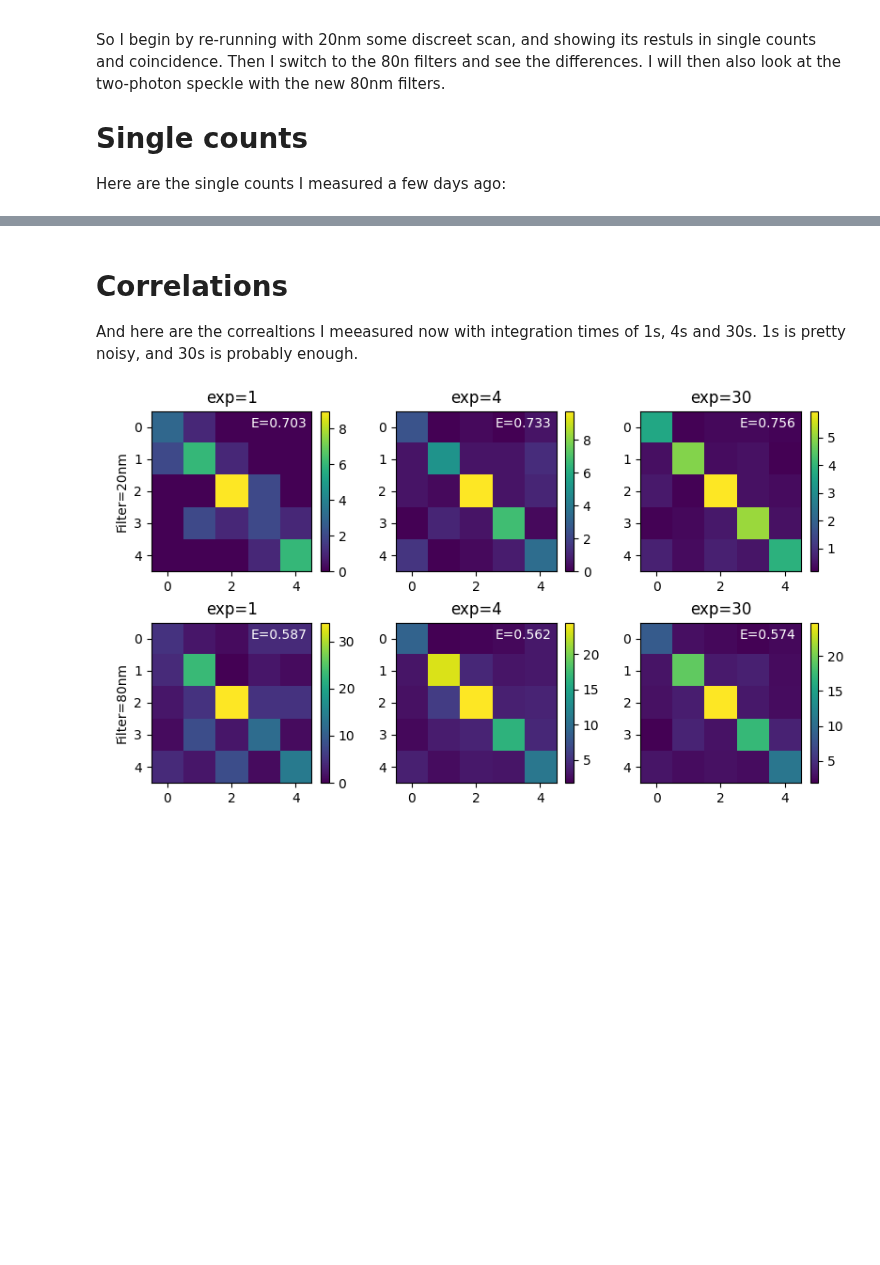
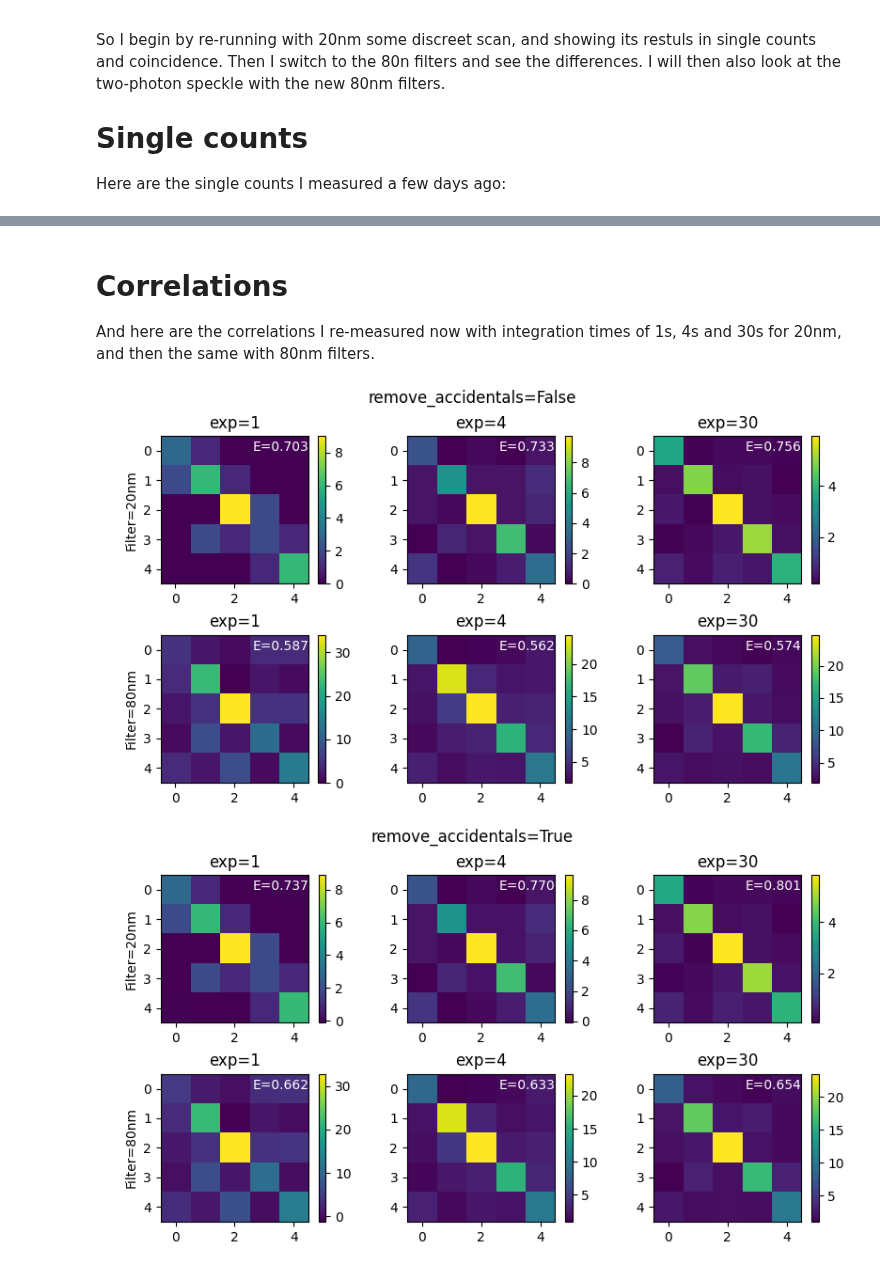
Before and after one commit to rubiaek/pianoq, a Jupyter notebook: pianoq/writeups/03_writeup_filters_80nm.ipynb, the cells around one changed output, grey strips where cells are left out. Cells and saved outputs as stored; diff of their text form; code cells hidden in the pictures; blank space fills up the shorter version.

```diff
--- a/pianoq/writeups/03_writeup_filters_80nm.ipynb
+++ b/pianoq/writeups/03_writeup_filters_80nm.ipynb
@@ -68,26 +78,30 @@ Difference between idl locs (um):
 # %% [markdown]
 # Correlations
 
-And here are the correaltions I meeasured now with integration times of 1s, 4s and 30s. 1s is pretty noisy, and 30s is probably enough.
+And here are the correlations I re-measured now with integration times of 1s, 4s and 30s for 20nm, and then the same with 80nm filters.
 # %%
+plt.close('all')
 def get_scan(filter_type, exp_time):
     path = glob.glob(rf'{dir_path}\*filter_{filter_type}nm_exp_{exp_time}s.dscan')[0]
     d = DiscreetScanResult()
     d.loadfrom(path)
     return d
 
-def show_coin(s, ax):
-    imm = ax.imshow(s.coincidences)
+def show_coin(s, ax, real_coin=False):
+    c = s.real_coins if real_coin else s.coincidences
+    imm = ax.imshow(c)
     ax.figure.colorbar(imm, ax=ax)
     ax.set_title(f'exp={s.integration_time}')
-    ax.text(2.6, 0, f'E={np.diag(s.coincidences).sum() / s.coincidences.sum():.3f}', color='white')
+    ax.text(2.6, 0, f'E={np.diag(c).sum() / c.sum():.3f}', color='white')
 
-fig, axes = plt.subplots(2, 3, constrained_layout=True, figsize=(8, 4.5))
-for j, filt in enumerate([20, 80]):
-    for i, exp_time in enumerate([1, 4, 30]):
-        show_coin(get_scan(filt, exp_time), axes[j, i])
-
-axes[0, 0].set_ylabel('Filter=20nm')
-_ = axes[1, 0].set_ylabel('Filter=80nm')
+for opt in [False, True]:
+    fig, axes = plt.subplots(2, 3, constrained_layout=True, figsize=(8, 4.5))
+    for j, filt in enumerate([20, 80]):
+        for i, exp_time in enumerate([1, 4, 30]):
+            show_coin(get_scan(filt, exp_time), axes[j, i], real_coin=opt)
+    fig.suptitle(f'remove_accidentals={opt}')
+    axes[0, 0].set_ylabel('Filter=20nm')
+    _ = axes[1, 0].set_ylabel('Filter=80nm')
 # %% [output]
-[figure, old version]
+[figure, new version]
+[figure, added]
```
Also changed, not shown: parts of 11 cells of this notebook.
